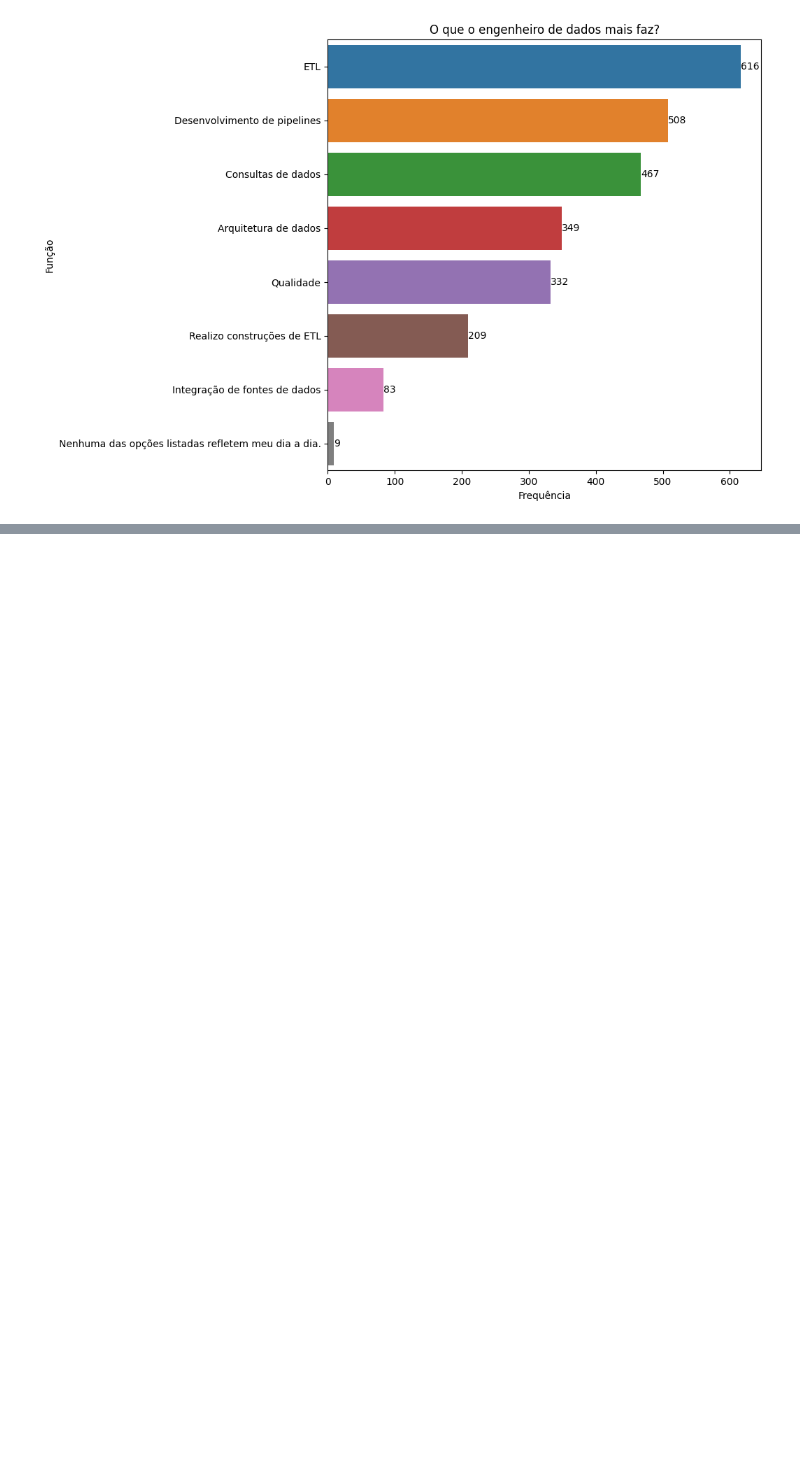
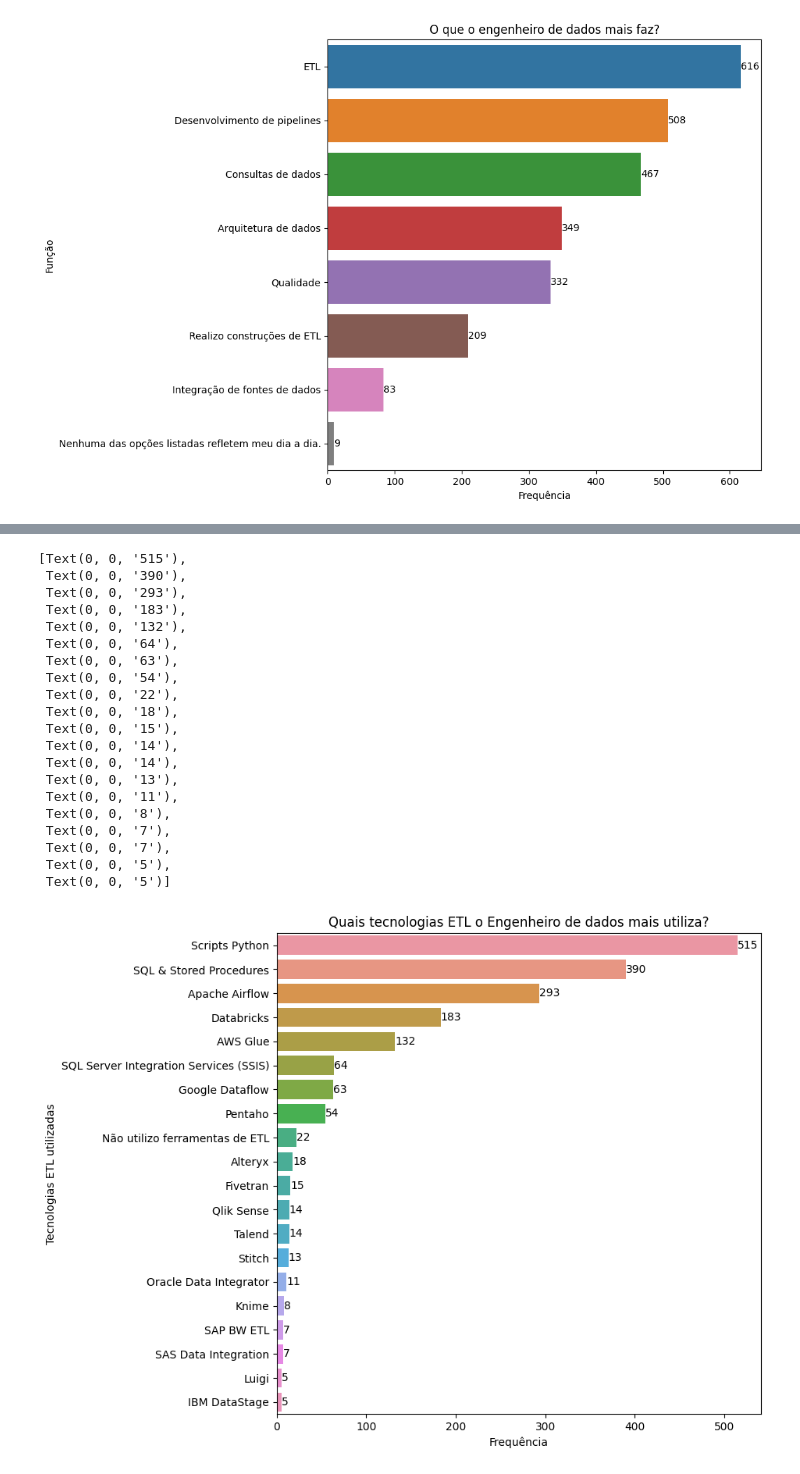
Before and after one commit to dallaqua/Trabalho_Santander_Coders_TPI, a Jupyter notebook: analise_mercado_dados_2022.ipynb, the cells around one changed output, grey strips where cells are left out. Cells and saved outputs as stored; diff of their text form; code cells hidden in the pictures; blank space fills up the shorter version.

```diff
--- a/analise_mercado_dados_2022.ipynb
+++ b/analise_mercado_dados_2022.ipynb
@@ -301,0 +309,46 @@ ax.bar_label(ax.containers[0])
+# %%
+
+df_P6_b = df_parte_6.filter(like='P6_b_',axis=1).copy()
+
+mascara_nomes_colunas_b = {col: extract_text_between_quotes(col)[1] for col in df_P6_b.columns}
+df_P6_b.rename(columns=mascara_nomes_colunas_b, inplace=True)
+
+df_P6_b = df_P6_b.transpose().apply(lambda col: col.sum(), axis=1)
+
+df_P6_b = df_P6_b.reset_index()
+df_P6_b.columns = ['Desc', 'Soma']
+df_P6_b = df_P6_b.sort_values('Soma',ascending=False)
+
+df_P6_b_top = df_P6_b.groupby('Desc',as_index=False).sum().sort_values('Soma',ascending=False)
+
+df_P6_b_top
+
+#Gráfico de barra
+fig, ax = plt.subplots(figsize=(8, 8))
+sns.barplot(df_P6_b_top,y='Desc',x='Soma')
+plt.title('Quais tecnologias ETL o Engenheiro de dados mais utiliza?')
+plt.xlabel('Frequência')
+plt.ylabel('Tecnologias ETL utilizadas')
+ax.bar_label(ax.containers[0])
+# %% [output]
+[Text(0, 0, '515'),
+ Text(0, 0, '390'),
+ Text(0, 0, '293'),
+ Text(0, 0, '183'),
+ Text(0, 0, '132'),
+ Text(0, 0, '64'),
+ Text(0, 0, '63'),
+ Text(0, 0, '54'),
+ Text(0, 0, '22'),
+ Text(0, 0, '18'),
+ Text(0, 0, '15'),
+ Text(0, 0, '14'),
+ Text(0, 0, '14'),
+ Text(0, 0, '13'),
+ Text(0, 0, '11'),
+ Text(0, 0, '8'),
+ Text(0, 0, '7'),
+ Text(0, 0, '7'),
+ Text(0, 0, '5'),
+ Text(0, 0, '5')]
+[figure, added]
```
Also changed, not shown: parts of 4 cells of this notebook.
